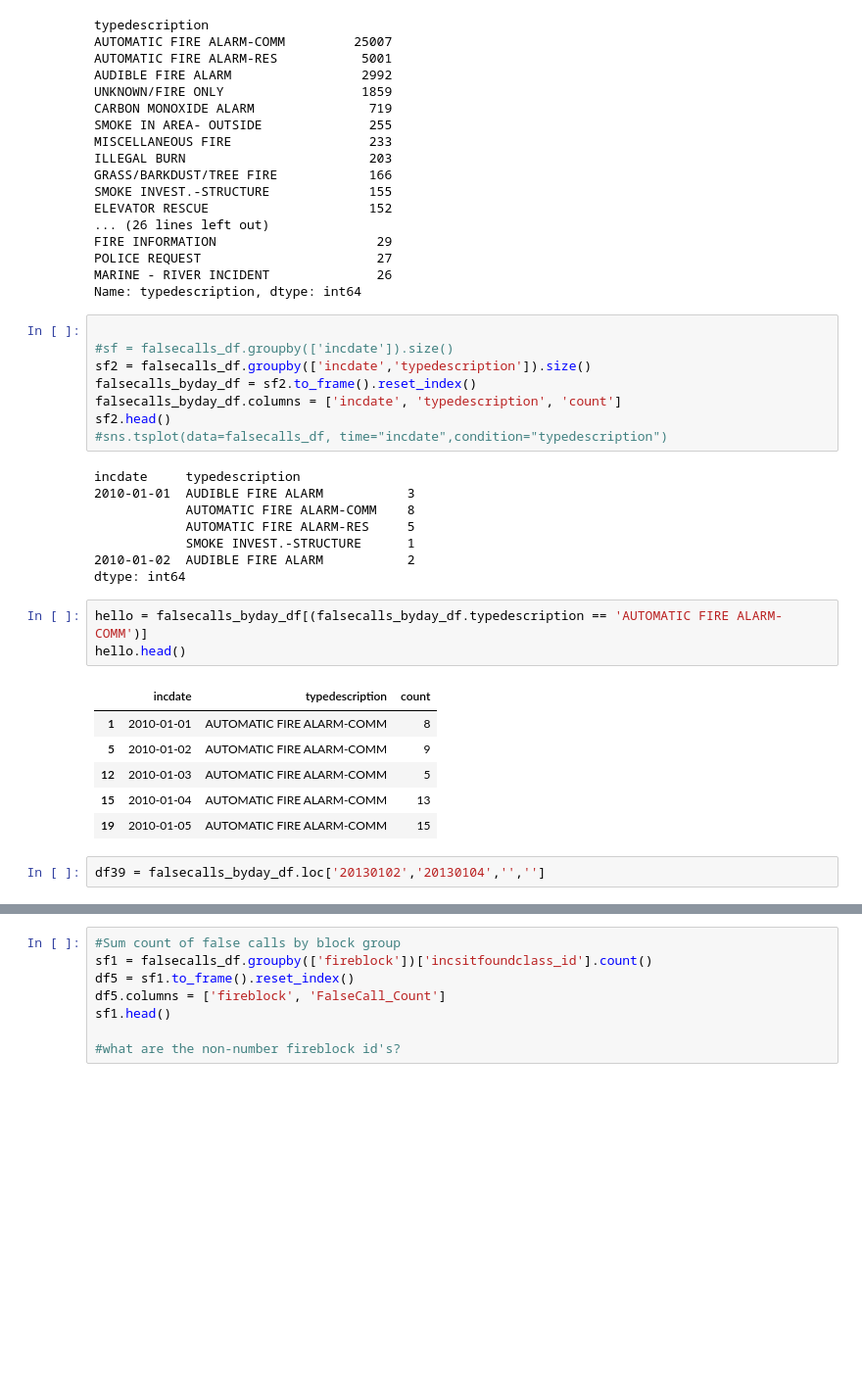
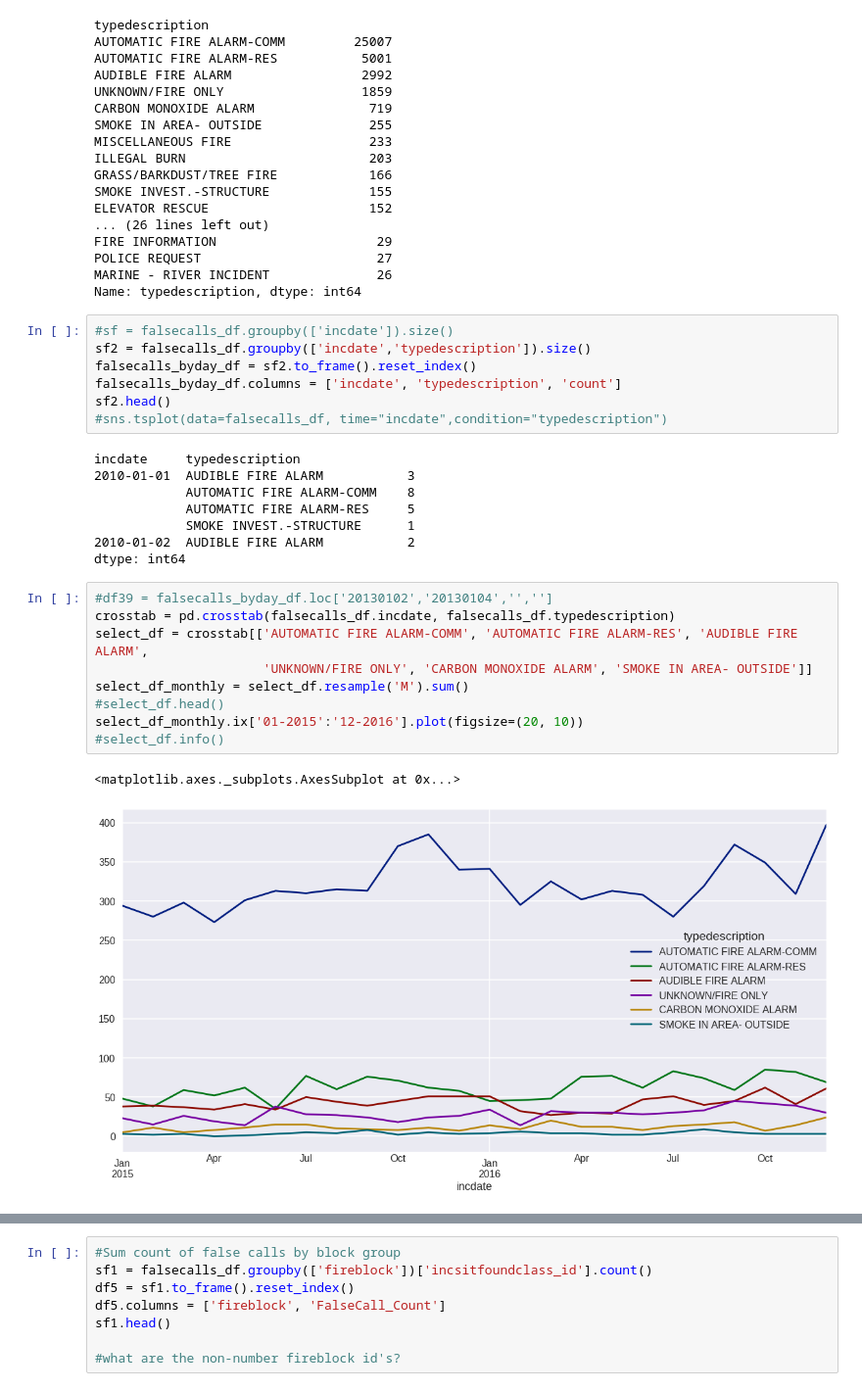
Before and after one commit to rcallihan/HackOregon-EmergencyResponse, a Jupyter notebook: RyanTest_Fire Block Plot.ipynb, the cells around one changed output, grey strips where cells are left out. Shown at 98% size. Drawn from its saved outputs; the diff is of its cells as text; blank space fills up the shorter version.

```diff
--- a/RyanTest_Fire Block Plot.ipynb
+++ b/RyanTest_Fire Block Plot.ipynb
@@ -326,7 +330,6 @@ POLICE REQUEST                       27
 MARINE - RIVER INCIDENT              26
 Name: typedescription, dtype: int64
 # %%
-
 #sf = falsecalls_df.groupby(['incdate']).size()
 sf2 = falsecalls_df.groupby(['incdate','typedescription']).size()
 falsecalls_byday_df = sf2.to_frame().reset_index()
@@ -341,15 +344,15 @@ incdate     typedescription
             SMOKE INVEST.-STRUCTURE      1
 2010-01-02  AUDIBLE FIRE ALARM           2
 dtype: int64
-# %%
-hello = falsecalls_byday_df[(falsecalls_byday_df.typedescription == 'AUTOMATIC FIRE ALARM-COMM')]
-hello.head()
-# %% [output]
-|  | incdate | typedescription | count |
-| 1 | 2010-01-01 | AUTOMATIC FIRE ALARM-COMM | 8 |
-| 5 | 2010-01-02 | AUTOMATIC FIRE ALARM-COMM | 9 |
-| 12 | 2010-01-03 | AUTOMATIC FIRE ALARM-COMM | 5 |
-| 15 | 2010-01-04 | AUTOMATIC FIRE ALARM-COMM | 13 |
-| 19 | 2010-01-05 | AUTOMATIC FIRE ALARM-COMM | 15 |
-# %%
-df39 = falsecalls_byday_df.loc['20130102','20130104','','']
+# %%
+#df39 = falsecalls_byday_df.loc['20130102','20130104','','']
+crosstab = pd.crosstab(falsecalls_df.incdate, falsecalls_df.typedescription)
+select_df = crosstab[['AUTOMATIC FIRE ALARM-COMM', 'AUTOMATIC FIRE ALARM-RES', 'AUDIBLE FIRE ALARM',
+                      'UNKNOWN/FIRE ONLY', 'CARBON MONOXIDE ALARM', 'SMOKE IN AREA- OUTSIDE']]
+select_df_monthly = select_df.resample('M').sum()
+#select_df.head()
+select_df_monthly.ix['01-2015':'12-2016'].plot(figsize=(20, 10))
+#select_df.info()
+# %% [output]
+<matplotlib.axes._subplots.AxesSubplot at 0x...>
+[figure, added]
```
Also changed, not shown: parts of 6 cells of this notebook.
